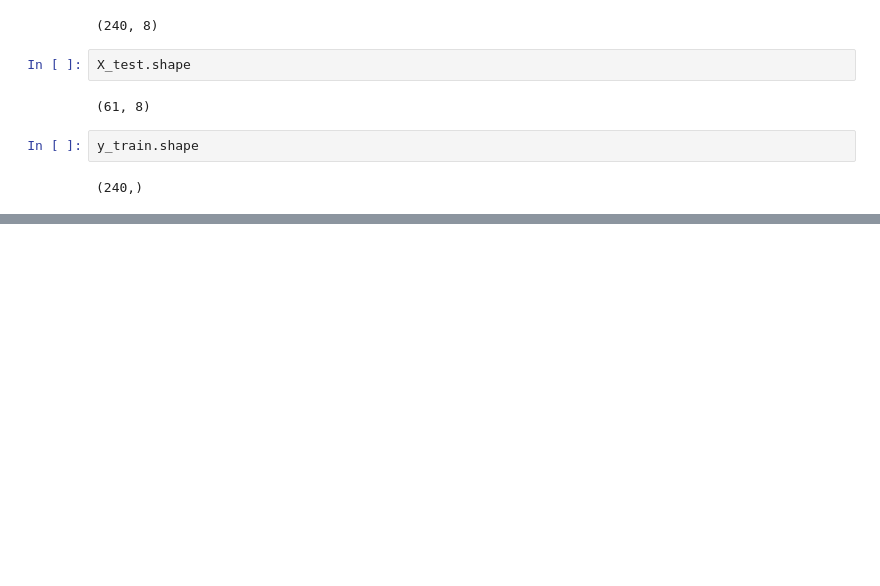
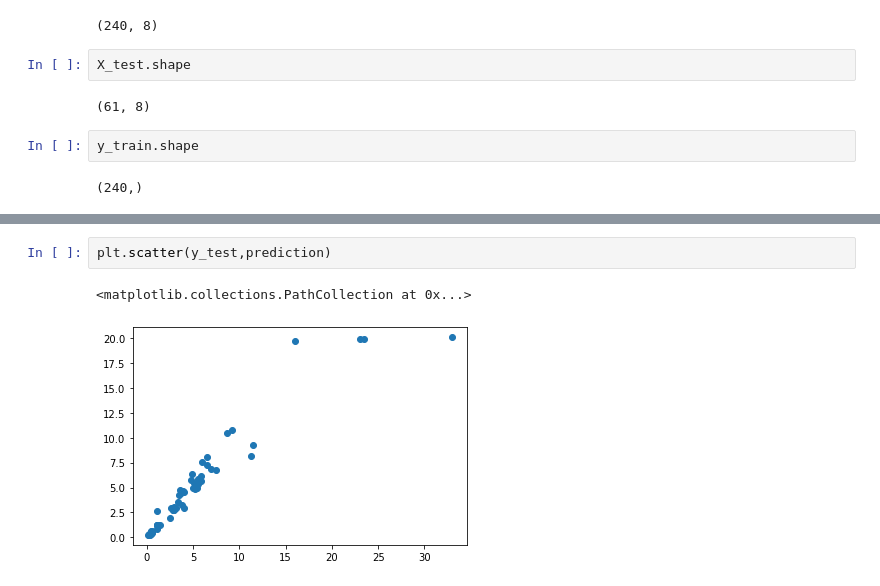
Before and after one commit to anikislam104/vehicle-dataset-from-cardekho, a Jupyter notebook: cardekho.ipynb, the cells around one changed output, grey strips where cells are left out. Cells and saved outputs as stored; diff of their text form; blank space fills up the shorter version.

```diff
--- a/cardekho.ipynb
+++ b/cardekho.ipynb
@@ -180,0 +263,5 @@ y_train.shape
+# %%
+plt.scatter(y_test,prediction)
+# %% [output]
+<matplotlib.collections.PathCollection at 0x...>
+[figure, added]
```
Also changed, not shown: parts of 10 cells of this notebook.
